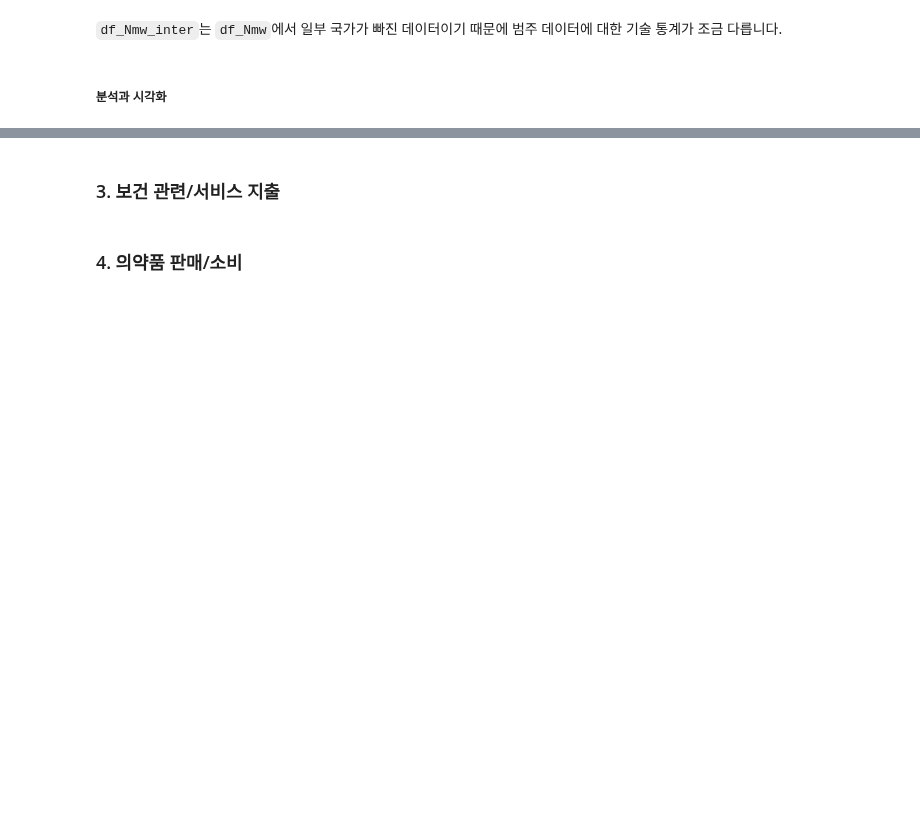
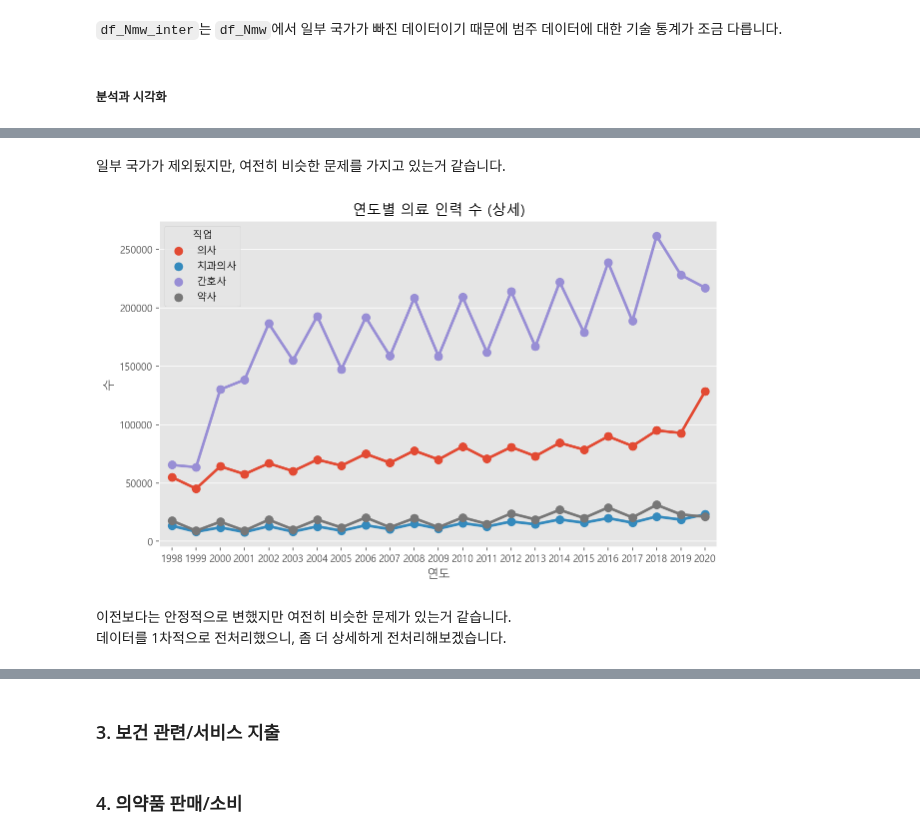
Before and after one commit to nuyhc/Mini_Project, a Jupyter notebook: 8. CAoMDDaHE/CAoMDDaHE.ipynb, the cells around one changed output, grey strips where cells are left out. Saved outputs shown, nothing was run; the diff lists cells and outputs as text; code cells hidden in the pictures; blank space fills up the shorter version.

```diff
--- a/8. CAoMDDaHE/CAoMDDaHE.ipynb
+++ b/8. CAoMDDaHE/CAoMDDaHE.ipynb
@@ -310,0 +320,10 @@ df_Nmw_inter.describe(include="object")
+# %% [markdown]
+일부 국가가 제외됬지만, 여전히 비슷한 문제를 가지고 있는거 같습니다.
+# %%
+plt.figure(figsize=(10, 6))
+_ = sns.pointplot(data=df_Nmw_inter, x="연도", y="수", hue="직업", ci=None).set_title("연도별 의료 인력 수 (상세)")
+# %% [output]
+[figure, added]
+# %% [markdown]
+이전보다는 안정적으로 변했지만 여전히 비슷한 문제가 있는거 같습니다.
+데이터를 1차적으로 전처리했으니, 좀 더 상세하게 전처리해보겠습니다.
```
Also changed, not shown: parts of 4 cells of this notebook.
